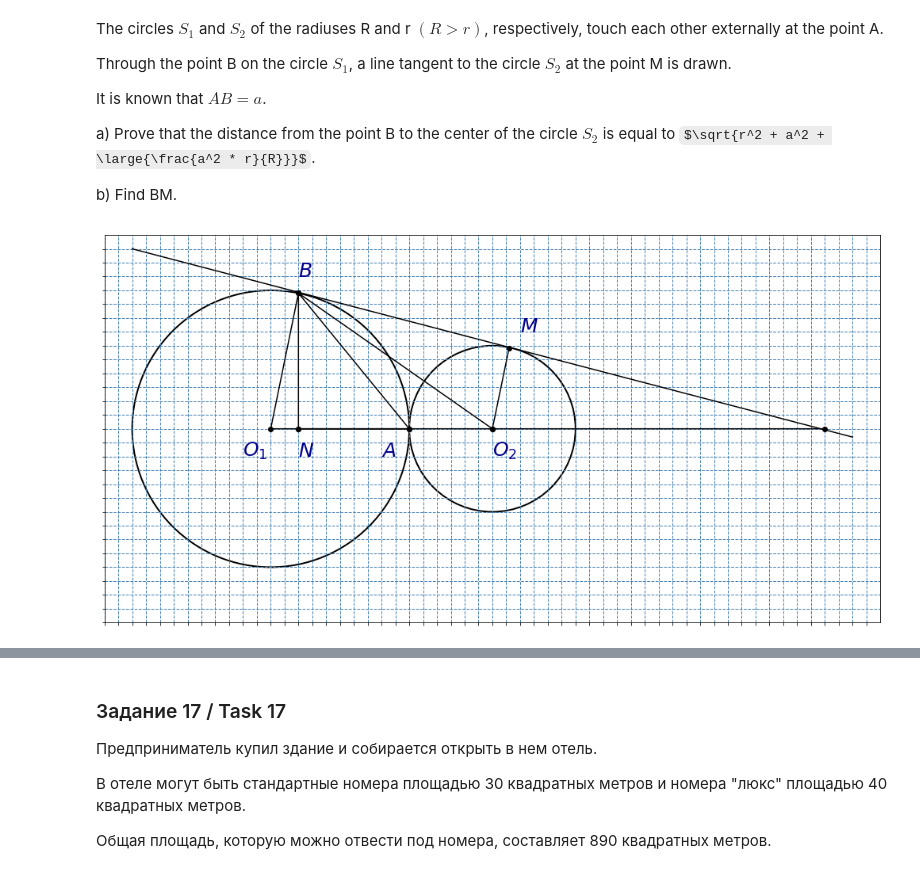
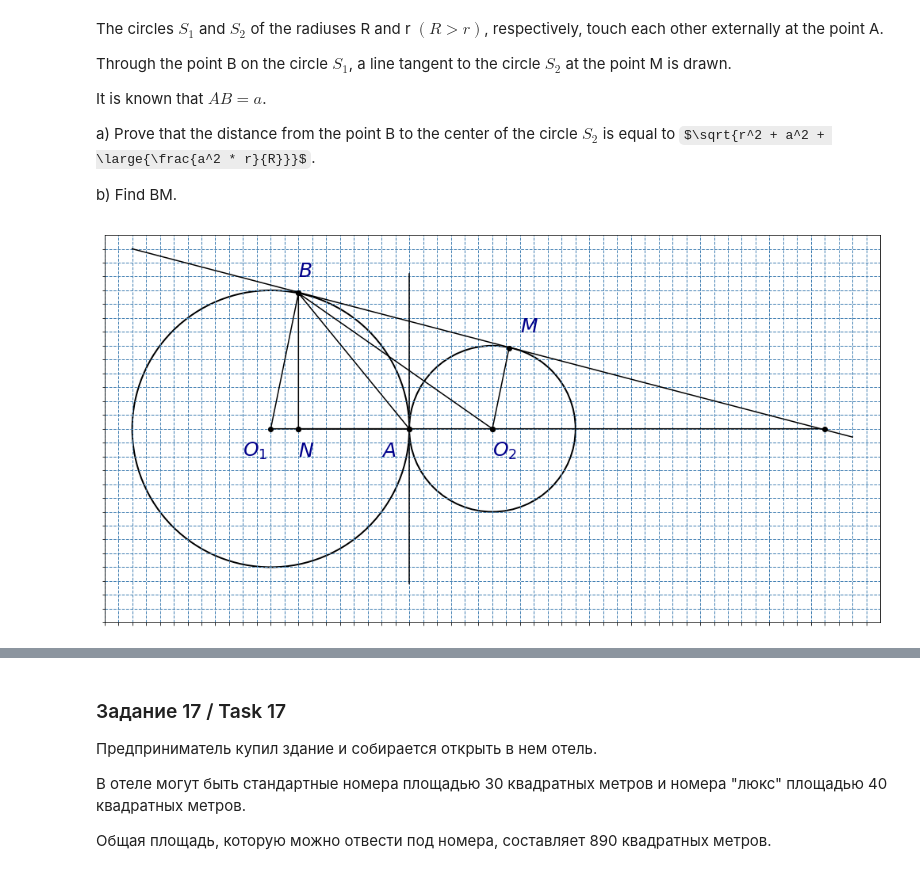
Before and after one commit to OlgaBelitskaya/math_20172018, a Jupyter notebook: 2018_Variant12.ipynb, the cells around one changed output, grey strips where cells are left out. Saved outputs shown, nothing was run; the diff lists cells and outputs as text; code cells hidden in the pictures; some formulas as TeX source.

```diff
--- a/2018_Variant12.ipynb
+++ b/2018_Variant12.ipynb
@@ -865,31 +865,32 @@ b) Find BM.
 # %%
 f = plt.figure(figsize=(18,9))
 ax = f.add_subplot(1, 1, 1, aspect=1)
 ax.grid(c='steelblue', ls='--', lw=1)
 
 circle1 = pat.Circle((-5,0),5,lw=2,
                     edgecolor='black',
                     facecolor='none')
 circle2 = pat.Circle((3,0),3,lw=2,
                     edgecolor='black',
                     facecolor='none')
 ax.add_artist(circle1)
 ax.add_artist(circle2)
 
 ax.plot([16,-10],[-0.3,6.5],c='black')
 ax.plot([15,3,0,-4,-5,-4,-4,0,-4,3,3.6],[0,0,0,0,0,4.9,0,0,4.9,0,2.9],'-o',c='black')
+plt.axvline(0,0.1,0.9,c='black')
 
 XYL = [[-6,3,-1,-4,4,-4],
        [-1,-1,-1,5.5,3.5,-1],
        [r'$O_1$',r'$O_2$',r'$A$',r'$B$',r'$M$',r'$N$']]
 
 for i in range(6):
     ax.text(XYL[0][i],XYL[1][i],XYL[2][i],
              fontsize=25,color='darkblue')
 
 plt.xlim(-11,17)
 plt.ylim(-7,7)
 plt.xticks(numpy.arange(-11,17,step=0.5),visible=False)
 plt.yticks(numpy.arange(-7,7,step=0.5),visible=False);
 # %% [output]
-[figure, old version]
+[figure, new version]
```
Also changed, not shown: parts of 6 cells of this notebook.
